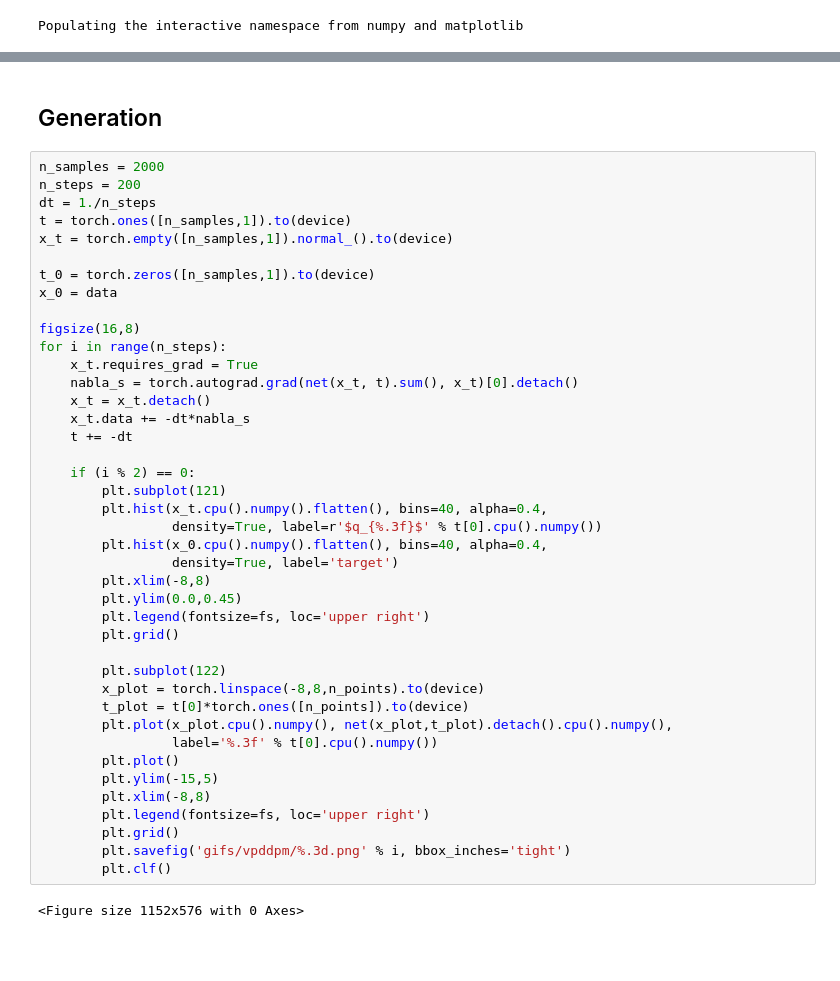
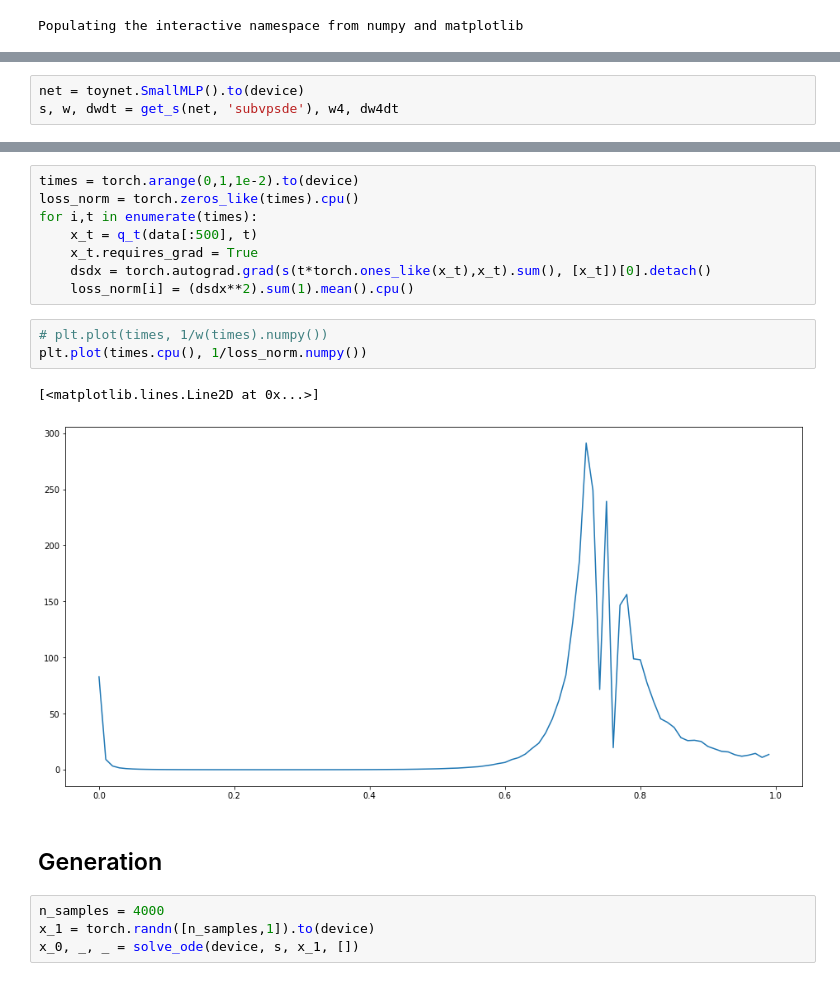
Before and after one commit to necludov/action-matching-pytorch, a Jupyter notebook: notebooks/VP-DDPM.ipynb, the cells around one changed output, grey strips where cells are left out. Drawn from its saved outputs; the diff is of its cells as text; blank space fills up the shorter version.

```diff
--- a/notebooks/VP-DDPM.ipynb
+++ b/notebooks/VP-DDPM.ipynb
@@ -56 +84,4 @@ $$\int dx\;dt\;q_t\bigg[\frac{1}{2}\Vert\nabla s\Vert^2 + \frac{\partial s}{\par
+# %%
+net = toynet.SmallMLP().to(device)
+s, w, dwdt = get_s(net, 'subvpsde'), w4, dw4dt
 # %%
@@ -139,45 +146,20 @@ plt.grid()
+# %%
+times = torch.arange(0,1,1e-2).to(device)
+loss_norm = torch.zeros_like(times).cpu()
+for i,t in enumerate(times):
+    x_t = q_t(data[:500], t)
+    x_t.requires_grad = True
+    dsdx = torch.autograd.grad(s(t*torch.ones_like(x_t),x_t).sum(), [x_t])[0].detach()
+    loss_norm[i] = (dsdx**2).sum(1).mean().cpu()
+# %%
+# plt.plot(times, 1/w(times).numpy())
+plt.plot(times.cpu(), 1/loss_norm.numpy())
+# %% [output]
+[<matplotlib.lines.Line2D at 0x...>]
+[figure, added]
 # %% [markdown]
 ## Generation
-# %%
-n_samples = 2000
-n_steps = 200
-dt = 1./n_steps
-t = torch.ones([n_samples,1]).to(device)
-x_t = torch.empty([n_samples,1]).normal_().to(device)
-
-t_0 = torch.zeros([n_samples,1]).to(device)
-x_0 = data
-
-figsize(16,8)
-for i in range(n_steps):
-    x_t.requires_grad = True
-    nabla_s = torch.autograd.grad(net(x_t, t).sum(), x_t)[0].detach()
-    x_t = x_t.detach()
-    x_t.data += -dt*nabla_s
-    t += -dt
-
-    if (i % 2) == 0:
-        plt.subplot(121)
-        plt.hist(x_t.cpu().numpy().flatten(), bins=40, alpha=0.4,
-                 density=True, label=r'$q_{%.3f}$' % t[0].cpu().numpy())
-        plt.hist(x_0.cpu().numpy().flatten(), bins=40, alpha=0.4,
-                 density=True, label='target')
-        plt.xlim(-8,8)
-        plt.ylim(0.0,0.45)
-        plt.legend(fontsize=fs, loc='upper right')
-        plt.grid()
-
-        plt.subplot(122)
-        x_plot = torch.linspace(-8,8,n_points).to(device)
-        t_plot = t[0]*torch.ones([n_points]).to(device)
-        plt.plot(x_plot.cpu().numpy(), net(x_plot,t_plot).detach().cpu().numpy(),
-                 label='%.3f' % t[0].cpu().numpy())
-        plt.plot()
-        plt.ylim(-15,5)
-        plt.xlim(-8,8)
-        plt.legend(fontsize=fs, loc='upper right')
-        plt.grid()
-        plt.savefig('gifs/vpddpm/%.3d.png' % i, bbox_inches='tight')
-        plt.clf()
-# %% [output]
-<Figure size 1152x576 with 0 Axes>
+# %%
+n_samples = 4000
+x_1 = torch.randn([n_samples,1]).to(device)
+x_0, _, _ = solve_ode(device, s, x_1, [])
```
Also changed, not shown: parts of 15 cells of this notebook, 18 other files.
